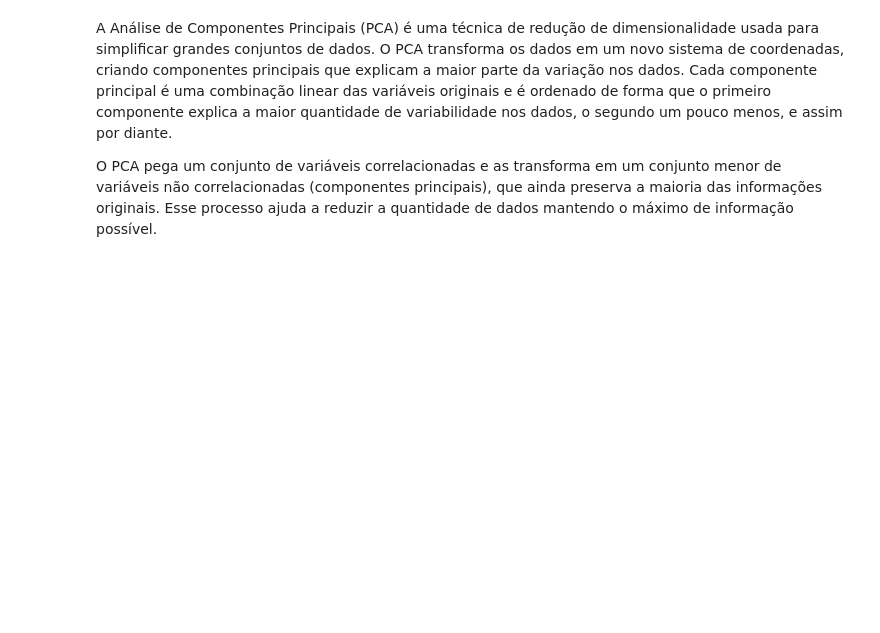
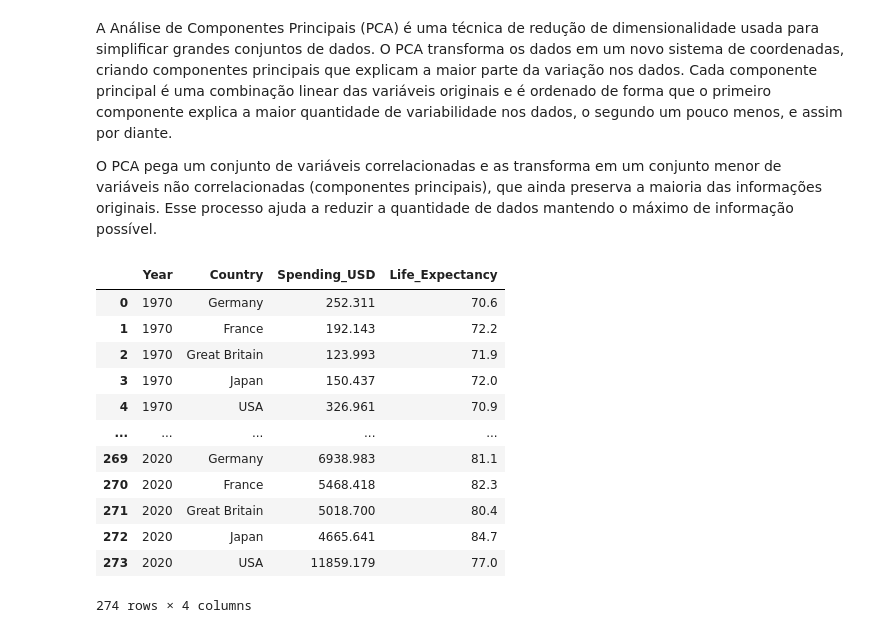
Before and after one commit to fabiofonv/cursoUspCdD, a Jupyter notebook: atividade.ipynb, the cells around one changed output. Cells and saved outputs as stored; diff of their text form; code cells hidden in the pictures; blank space fills up the shorter version.

```diff
--- a/atividade.ipynb
+++ b/atividade.ipynb
@@ -586,4 +586,19 @@ A Análise de Componentes Principais (PCA) é uma técnica de redução de dimen
 
 O PCA pega um conjunto de variáveis correlacionadas e as transforma em um conjunto menor de variáveis não correlacionadas (componentes principais), que ainda preserva a maioria das informações originais. Esse processo ajuda a reduzir a quantidade de dados mantendo o máximo de informação possível.
 # %%
-ds3 = sns.load_dataset("")
+health_exp = sns.load_dataset("healthexp")
+health_exp
+# %% [output]
+|  | Year | Country | Spending_USD | Life_Expectancy |
+| 0 | 1970 | Germany | 252.311 | 70.6 |
+| 1 | 1970 | France | 192.143 | 72.2 |
+| 2 | 1970 | Great Britain | 123.993 | 71.9 |
+| 3 | 1970 | Japan | 150.437 | 72.0 |
+| 4 | 1970 | USA | 326.961 | 70.9 |
+| ... | ... | ... | ... | ... |
+| 269 | 2020 | Germany | 6938.983 | 81.1 |
+| 270 | 2020 | France | 5468.418 | 82.3 |
+| 271 | 2020 | Great Britain | 5018.700 | 80.4 |
+| 272 | 2020 | Japan | 4665.641 | 84.7 |
+| 273 | 2020 | USA | 11859.179 | 77.0 |
+274 rows × 4 columns
```
Also changed, not shown: parts of 3 cells of this notebook.
